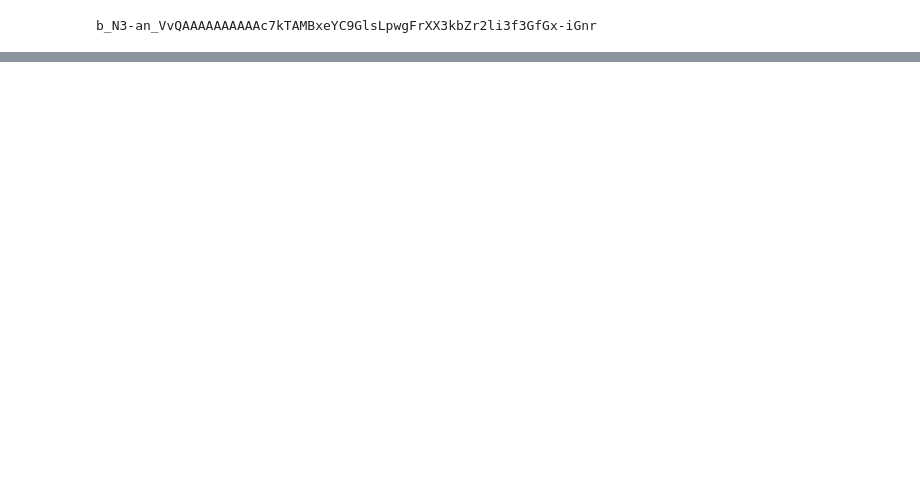
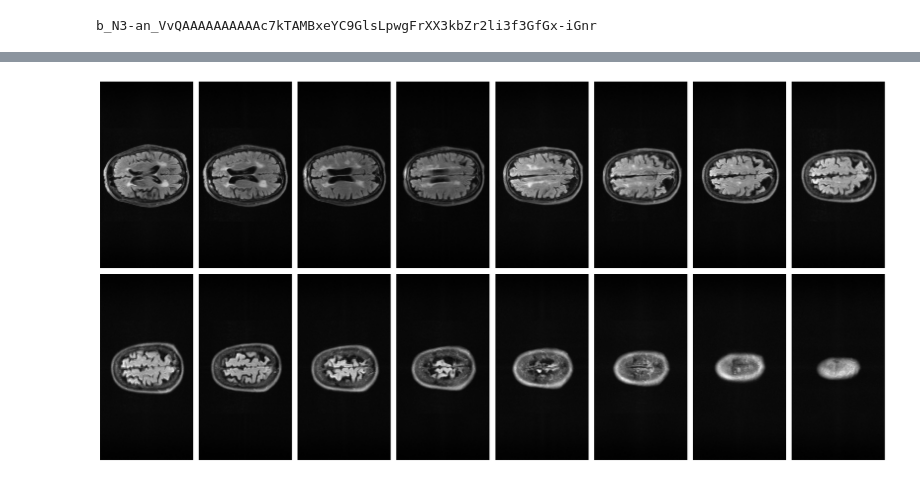
Before and after one commit to godjunhyung/motioncorrection, a Jupyter notebook: load_data/1.ipynb, the cells around one changed output, grey strips where cells are left out. Saved outputs shown, nothing was run; the diff lists cells and outputs as text; code cells hidden in the pictures; blank space fills up the shorter version.

```diff
--- a/load_data/1.ipynb
+++ b/load_data/1.ipynb
@@ -57,11 +50,3 @@ def load_npy_from_dropbox(file_path):
     except dropbox.exceptions.ApiError as err:
         print(f'Error: {err}')
         return None
-# %%
-file_path = '/Motion_data_whole_notrans_flair_0922/brain_AXFLAIR_200_6002435_motion.npy'
-file_path2 = '/Motion_data_whole_notrans_flair_0922/brain_AXFLAIR_200_6002442_motion.npy'
-
-Image = load_npy_from_dropbox(file_path)
-print(Image.shape)
-Image2 = load_npy_from_dropbox(file_path2)
-print(Image2.shape)
@@ -103,0 +113,8 @@ print(file.shape)
+# %%
+if __name__ == "__main__":
+    dbx = dropbox_connect()
+    dropbox_folder_path = '/Motion_data_whole_notrans_flair_0922'
+    # dropbox_folder_path = 'Motion_data_whole_notrans_t1post_0922'
+    # dropbox_folder_path = '/Motion_data_whole_notrans_t2_0922'
+    npy_data = load_npy_from_dropbox(dbx, dropbox_folder_path)
+    print(f"Loaded {len(npy_data)} npy files.")
@@ -103,0 +139,28 @@ print(file.shape)
+# %%
+from skimage.transform import rotate
+
+def rotate_image(image):
+    h, w = image.shape
+    center_h, center_w = h // 2, w // 2
+    brain_region = image[center_h - 160:center_h + 160, center_w - 160:center_w + 160]
+
+    rotated_brain = rotate(brain_region, 270, resize=False)
+    rotated_image = np.copy(image)
+    rotated_image[center_h - 160:center_h + 160, center_w - 160:center_w + 160] = rotated_brain
+
+    return rotated_image
+# %%
+volume = npy_data[4]
+
+for i in range(volume.shape[0]):
+    volume[i] = rotate_image(volume[i])
+
+plt.figure(figsize=(20, 10))
+for i in range(len(volume)):
+    plt.subplot(2, 8, i+1)
+    plt.imshow(volume[i], cmap='gray', origin='lower')
+    plt.axis('off')
+plt.tight_layout()
+plt.show()
+# %% [output]
+[figure, added]
```
Also changed, not shown: parts of 10 cells of this notebook, 1 other file.
